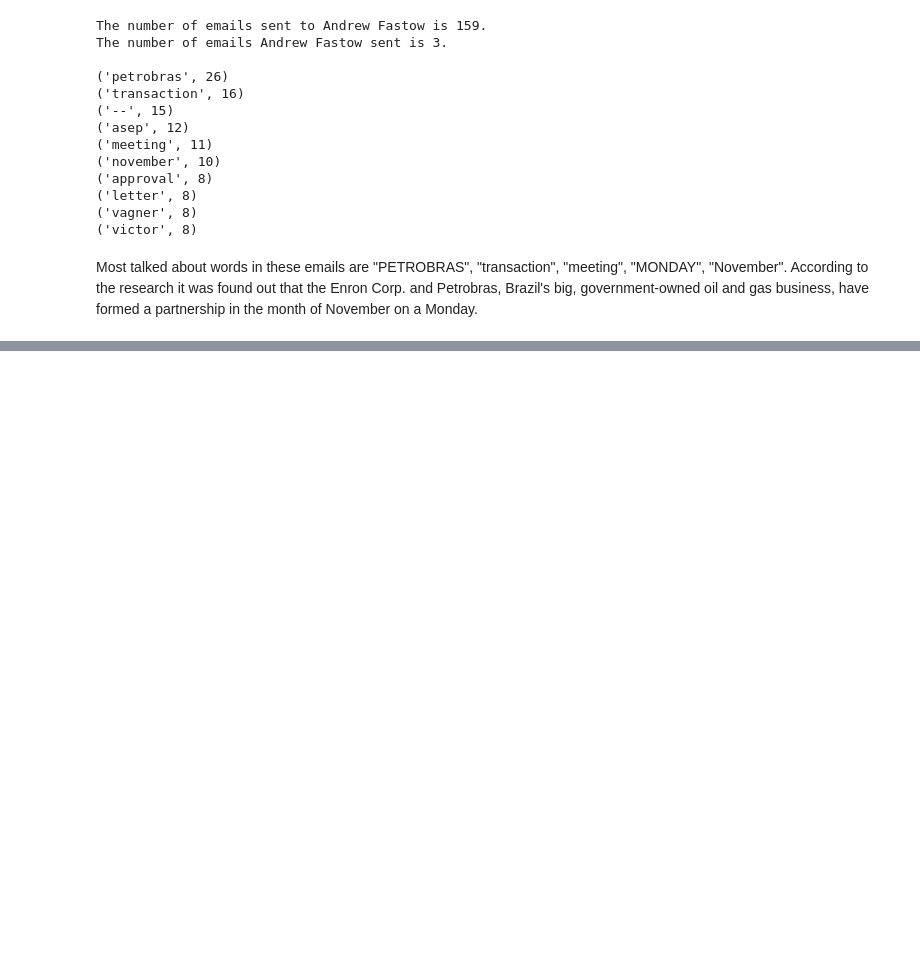
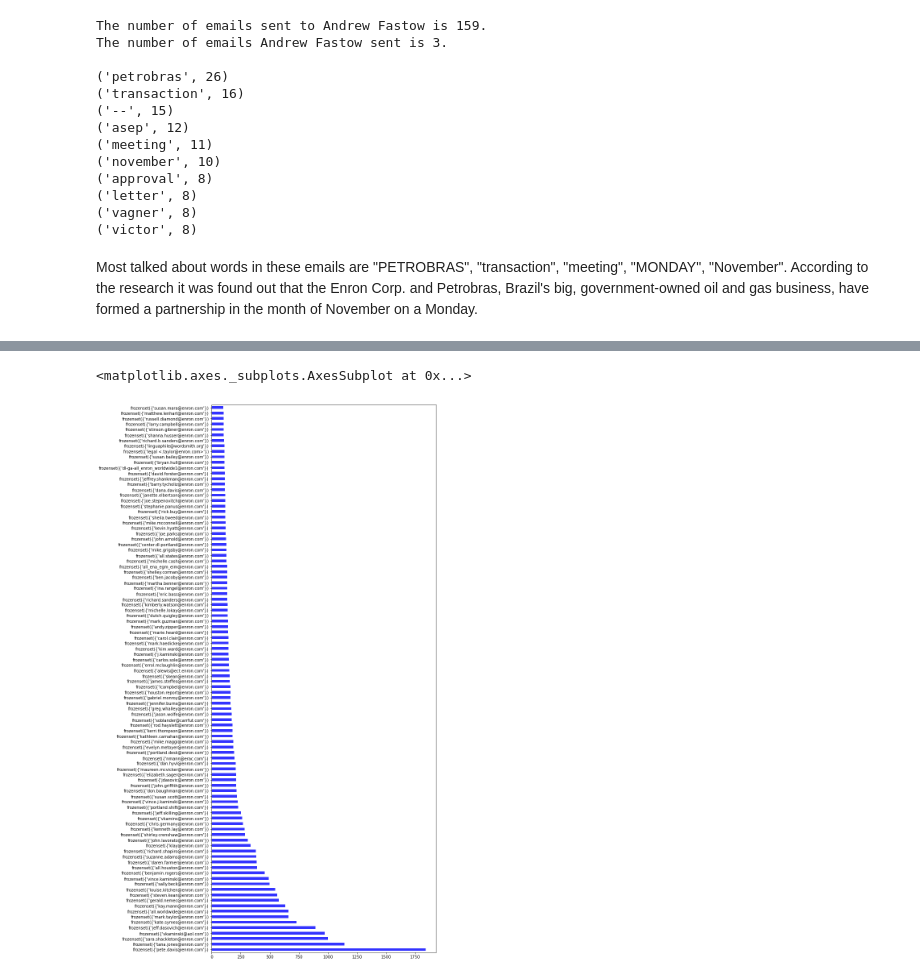
Before and after one commit to Aayu231/Intent-Analysis_on_the_Enron-Dataset, a Jupyter notebook: code.ipynb, the cells around one changed output, grey strips where cells are left out. Saved outputs shown, nothing was run; the diff lists cells and outputs as text; code cells hidden in the pictures; blank space fills up the shorter version.

```diff
--- a/code.ipynb
+++ b/code.ipynb
@@ -267,0 +270,2 @@ According to the research it was found out that the Enron Corp. and Petrobras, B
+# %%
+data = pd.read_csv('enron_email_20_percent.csv')
@@ -267,0 +322,3 @@ According to the research it was found out that the Enron Corp. and Petrobras, B
+# %%
+#Creating DataFrame according to my requirement
+df = pd.DataFrame(data, columns=['Subject','From','To','Date'])
@@ -267,0 +345,8 @@ According to the research it was found out that the Enron Corp. and Petrobras, B
+# %%
+#Importing Matplot library to plot a chart showing employees who recieved maximum number of emails
+#Later, I've shown the frequency of employees who sent and received maximum suspicious emails
+import matplotlib.pyplot as plt
+df['To'].value_counts().head(100).plot(kind='barh', figsize=(10,25), color='blue', alpha=0.8)
+# %% [output]
+<matplotlib.axes._subplots.AxesSubplot at 0x...>
+[figure, added]
```
Also changed, not shown: parts of 15 cells of this notebook.
